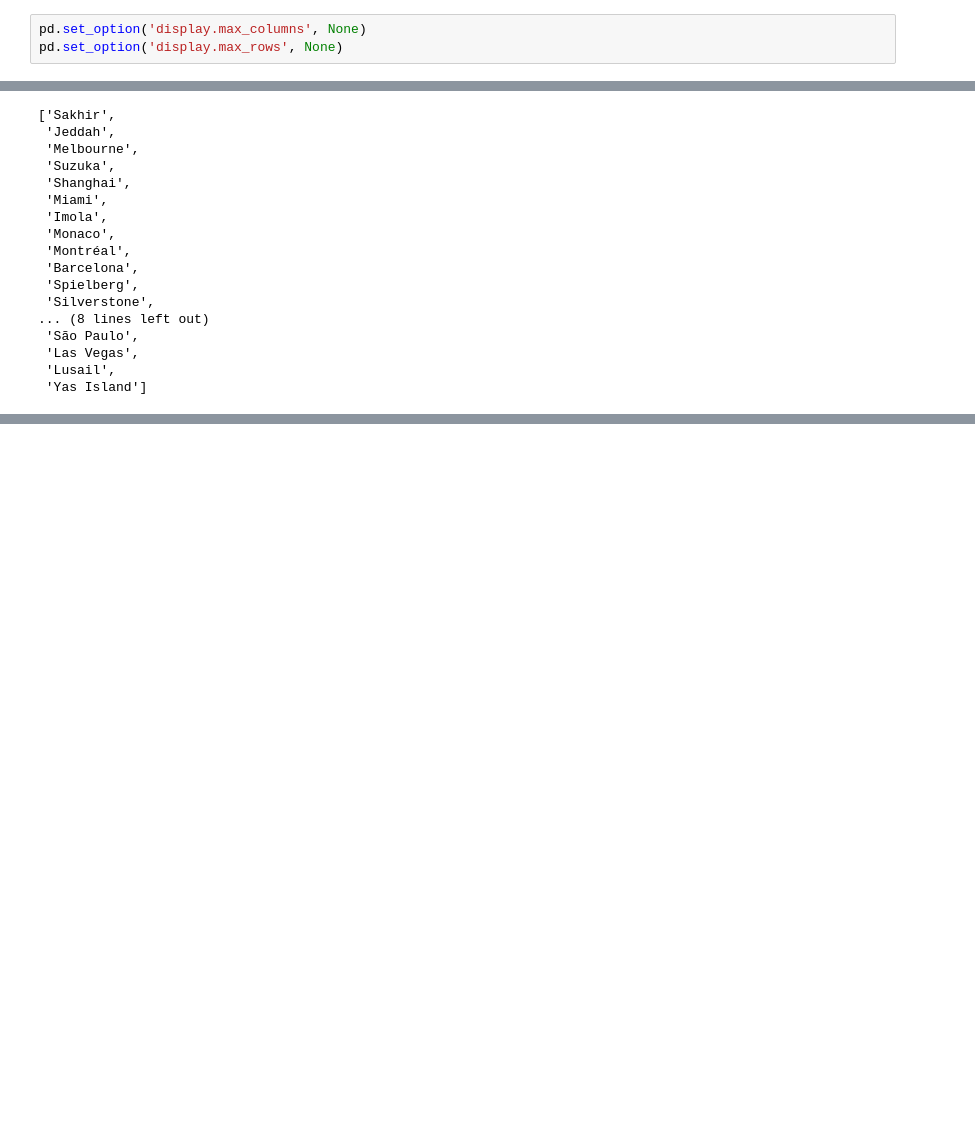
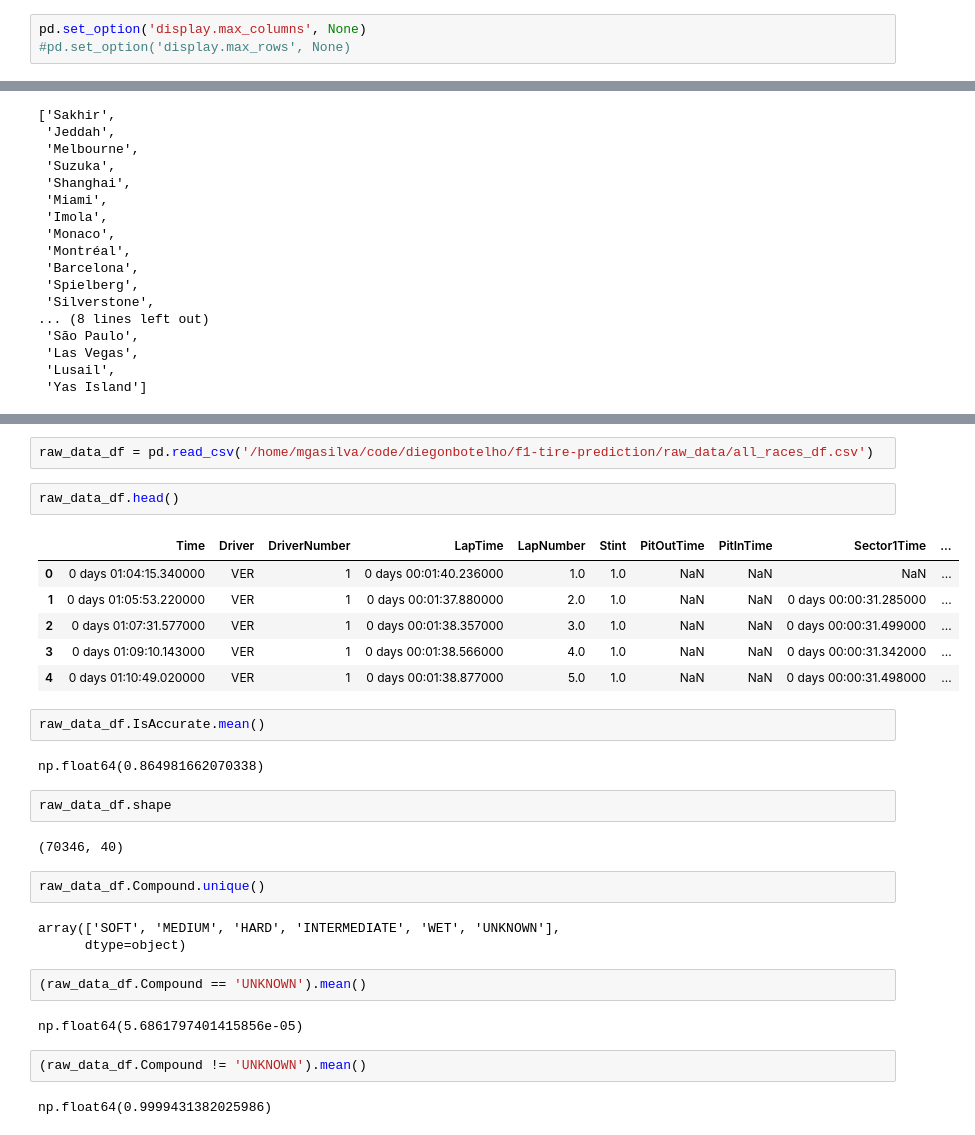
Before and after one commit to diegonbotelho/f1-tire-prediction, a Jupyter notebook: notebooks/marcelo_data_explore.ipynb, the cells around one changed output, grey strips where cells are left out. Saved outputs shown, nothing was run; the diff lists cells and outputs as text; blank space fills up the shorter version.

```diff
--- a/notebooks/marcelo_data_explore.ipynb
+++ b/notebooks/marcelo_data_explore.ipynb
@@ -7,7 +7,7 @@ import numpy as np
 import matplotlib.pyplot as plt
 # %%
 pd.set_option('display.max_columns', None)
-pd.set_option('display.max_rows', None)
+#pd.set_option('display.max_rows', None)
 # %%
 # Enable cache for faster subsequent data access
 fastf1.Cache.enable_cache('/home/mgasilva/code/diegonbotelho/f1-tire-prediction/cache')  # Creates a 'cache' folder in your working directory
@@ -311,0 +293,32 @@ def plot_track():
+# %%
+raw_data_df = pd.read_csv('/home/mgasilva/code/diegonbotelho/f1-tire-prediction/raw_data/all_races_df.csv')
+# %%
+raw_data_df.head()
+# %% [output]
+|  | Time | Driver | DriverNumber | LapTime | LapNumber | Stint | PitOutTime | PitInTime | Sector1Time | ... |
+| 0 | 0 days 01:04:15.340000 | VER | 1 | 0 days 00:01:40.236000 | 1.0 | 1.0 | NaN | NaN | NaN | ... |
+| 1 | 0 days 01:05:53.220000 | VER | 1 | 0 days 00:01:37.880000 | 2.0 | 1.0 | NaN | NaN | 0 days 00:00:31.285000 | ... |
+| 2 | 0 days 01:07:31.577000 | VER | 1 | 0 days 00:01:38.357000 | 3.0 | 1.0 | NaN | NaN | 0 days 00:00:31.499000 | ... |
+| 3 | 0 days 01:09:10.143000 | VER | 1 | 0 days 00:01:38.566000 | 4.0 | 1.0 | NaN | NaN | 0 days 00:00:31.342000 | ... |
+| 4 | 0 days 01:10:49.020000 | VER | 1 | 0 days 00:01:38.877000 | 5.0 | 1.0 | NaN | NaN | 0 days 00:00:31.498000 | ... |
+# %%
+raw_data_df.IsAccurate.mean()
+# %% [output]
+np.float64(0.864981662070338)
+# %%
+raw_data_df.shape
+# %% [output]
+(70346, 40)
+# %%
+raw_data_df.Compound.unique()
+# %% [output]
+array(['SOFT', 'MEDIUM', 'HARD', 'INTERMEDIATE', 'WET', 'UNKNOWN'],
+      dtype=object)
+# %%
+(raw_data_df.Compound == 'UNKNOWN').mean()
+# %% [output]
+np.float64(5.6861797401415856e-05)
+# %%
+(raw_data_df.Compound != 'UNKNOWN').mean()
+# %% [output]
+np.float64(0.9999431382025986)
```
Also changed, not shown: parts of 8 cells of this notebook.
